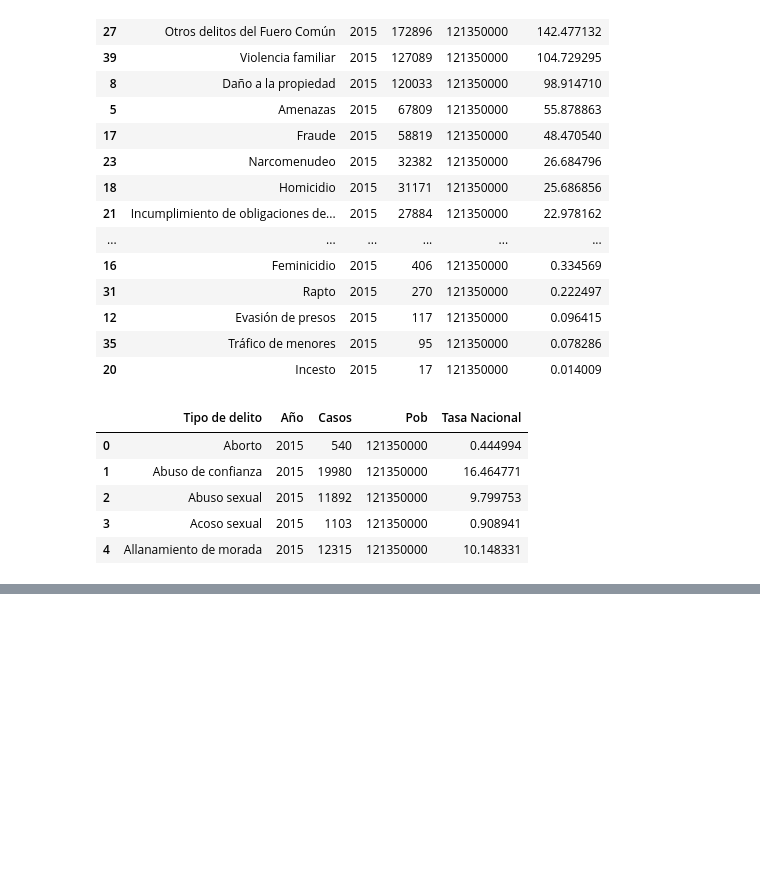
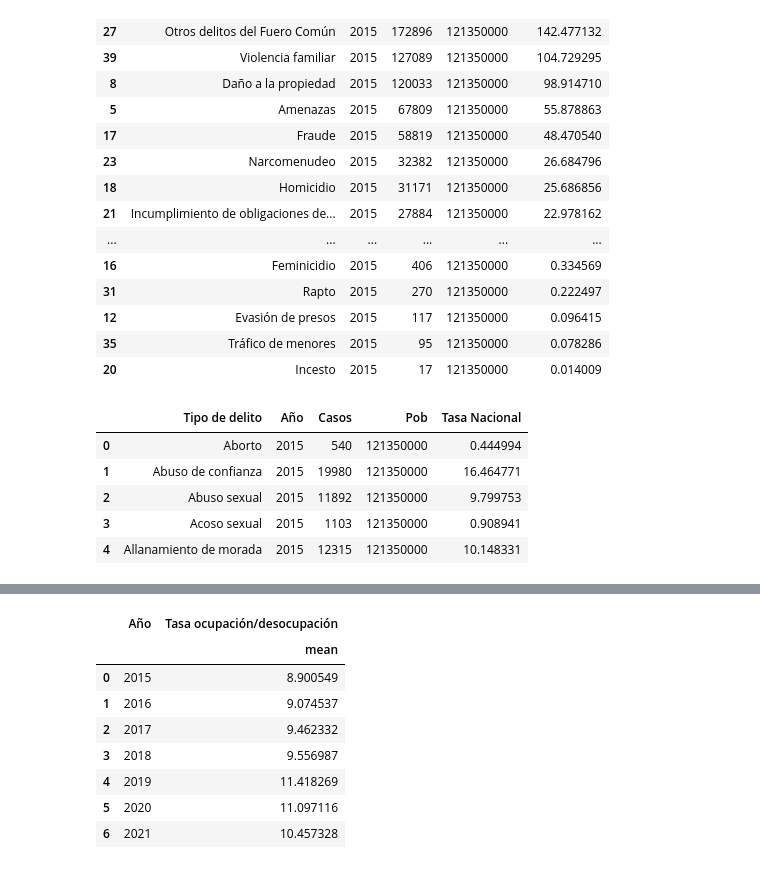
Before and after one commit to abrilgcz/Ciencia-de-Datos, a Jupyter notebook: ProyectoASE.ipynb, the cells around one changed output, grey strips where cells are left out. Saved outputs shown, nothing was run; the diff lists cells and outputs as text; code cells hidden in the pictures; blank space fills up the shorter version.

```diff
--- a/ProyectoASE.ipynb
+++ b/ProyectoASE.ipynb
@@ -707,0 +806,12 @@ tasa_nacional.head()
+# %%
+oc_des_anual
+# %% [output]
+|  | Año | Tasa ocupación/desocupación |
+|  |  | mean |
+| 0 | 2015 | 8.900549 |
+| 1 | 2016 | 9.074537 |
+| 2 | 2017 | 9.462332 |
+| 3 | 2018 | 9.556987 |
+| 4 | 2019 | 11.418269 |
+| 5 | 2020 | 11.097116 |
+| 6 | 2021 | 10.457328 |
```
Also changed, not shown: parts of 28 cells of this notebook.
